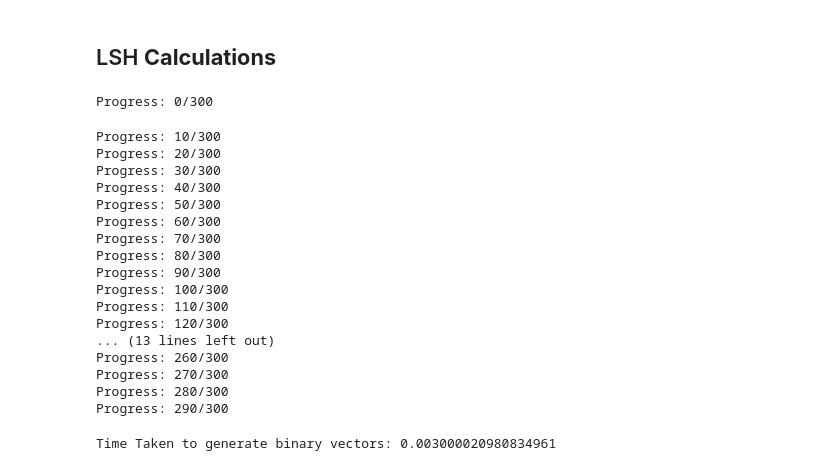
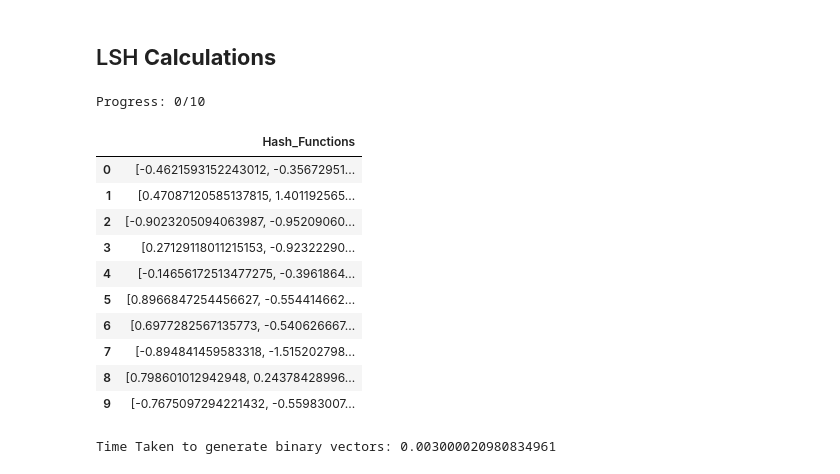
Before and after one commit to titim789/Data_Analytics_Project, a Jupyter notebook: LocalSensitiveHashing.ipynb, the cells around one changed output. Saved outputs shown, nothing was run; the diff lists cells and outputs as text; code cells hidden in the pictures.

```diff
--- a/LocalSensitiveHashing.ipynb
+++ b/LocalSensitiveHashing.ipynb
@@ -17,49 +17,44 @@ vectorizer = pickle.load(open('vectorizer.pkl','rb'))
 # %%
 import json
 
-k = 300 #TODO: find out optimal value
+k = 10 #TODO: find out optimal value
 vector_dimensions = len(df['Vector'][0])
 non_zero_values = len(df['Vector'][0]) #TODO: find out optimal value
 
 def generate_hash_function(k,vector_dimensions,non_zero_values):
     hash_functions_list = []
 
     for i in range(k):
         if i%10 == 0: print("Progress:", str(i)+"/"+str(k))
         hash_functions = np.zeros(vector_dimensions)
         selected_indexes = random.sample(range(vector_dimensions),non_zero_values)
 
         for index in selected_indexes:
             random_vector = np.random.randn(1)
             hash_functions[index] = random_vector
 
         hash_functions_list.append(hash_functions)
 
     return hash_functions_list
 
 random_hash_functions = generate_hash_function(k,vector_dimensions,non_zero_values)
 random_hash_functions_df = pd.DataFrame({'Hash_Functions': random_hash_functions})
+random_hash_functions_df
 
-random_hash_functions_df.to_json('LSH Search Results/LSH 300 Random Hash Functions.json', index=False)
+# random_hash_functions_df.to_json('LSH Search Results/LSH 10 Random Hash Functions.json', index=False)
 # %% [output]
-Progress: 0/300
+Progress: 0/10
-Progress: 10/300
-Progress: 20/300
-Progress: 30/300
-Progress: 40/300
-Progress: 50/300
-Progress: 60/300
-Progress: 70/300
-Progress: 80/300
-Progress: 90/300
-Progress: 100/300
-Progress: 110/300
-Progress: 120/300
-... (13 lines left out)
-Progress: 260/300
-Progress: 270/300
-Progress: 280/300
-Progress: 290/300
+|  | Hash_Functions |
+| 0 | [-0.4621593152243012, -0.35672951... |
+| 1 | [0.47087120585137815, 1.401192565... |
+| 2 | [-0.9023205094063987, -0.95209060... |
+| 3 | [0.27129118011215153, -0.92322290... |
+| 4 | [-0.14656172513477275, -0.3961864... |
+| 5 | [0.8966847254456627, -0.554414662... |
+| 6 | [0.6977282567135773, -0.540626667... |
+| 7 | [-0.894841459583318, -1.515202798... |
+| 8 | [0.798601012942948, 0.24378428996... |
+| 9 | [-0.7675097294221432, -0.55983007... |
 # %%
 # import time
 
```
Also changed, not shown: parts of 11 cells of this notebook, 16 other files.
